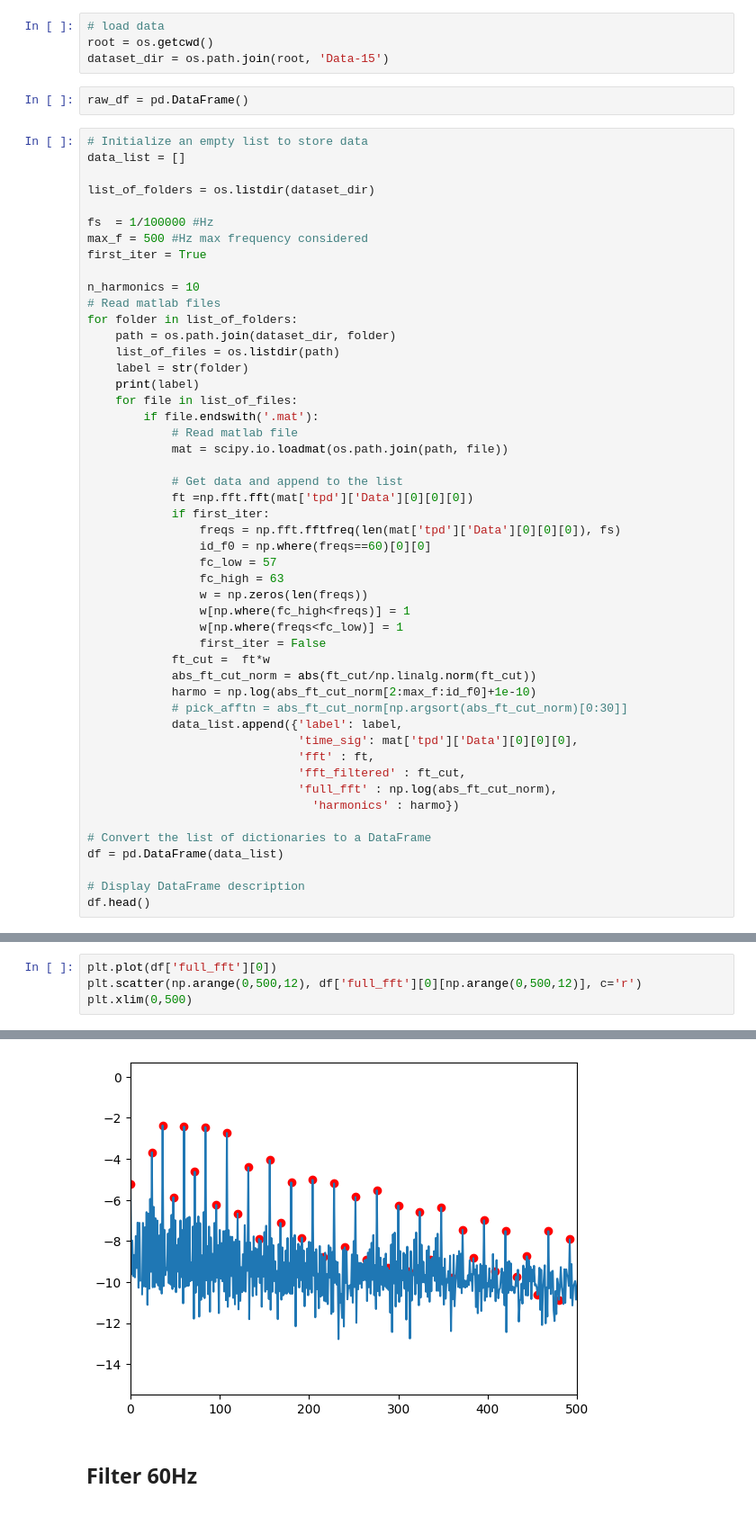
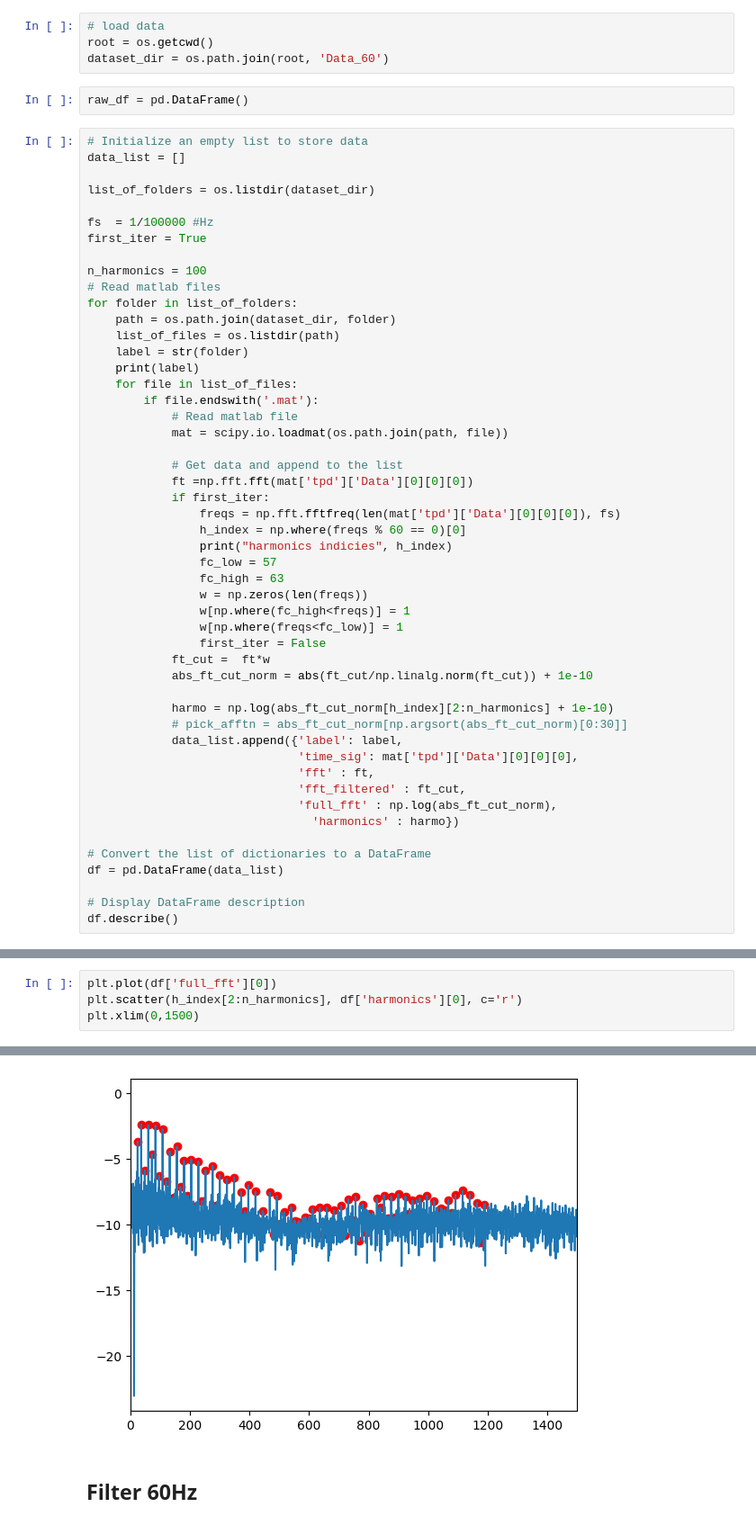
Before and after one commit to davidaleprog/loads_classif, a Jupyter notebook: loads_classif.ipynb, the cells around one changed output, grey strips where cells are left out. Shown at 90% size. Cells and saved outputs as stored; diff of their text form.

```diff
--- a/loads_classif.ipynb
+++ b/loads_classif.ipynb
@@ -14,7 +14,7 @@ import os
 # %%
 # load data
 root = os.getcwd()
-dataset_dir = os.path.join(root, 'Data-15')
+dataset_dir = os.path.join(root, 'Data_60')
 # %%
 raw_df = pd.DataFrame()
 # %%
@@ -24,10 +24,9 @@ data_list = []
 list_of_folders = os.listdir(dataset_dir)
 
 fs  = 1/100000 #Hz
-max_f = 500 #Hz max frequency considered
 first_iter = True
 
-n_harmonics = 10
+n_harmonics = 100
 # Read matlab files
 for folder in list_of_folders:
     path = os.path.join(dataset_dir, folder)
@@ -43,7 +42,8 @@ for folder in list_of_folders:
             ft =np.fft.fft(mat['tpd']['Data'][0][0][0])
             if first_iter:
                 freqs = np.fft.fftfreq(len(mat['tpd']['Data'][0][0][0]), fs)
-                id_f0 = np.where(freqs==60)[0][0]
+                h_index = np.where(freqs % 60 == 0)[0]
+                print("harmonics indicies", h_index)
                 fc_low = 57
                 fc_high = 63
                 w = np.zeros(len(freqs))
@@ -51,8 +51,9 @@ for folder in list_of_folders:
                 w[np.where(freqs<fc_low)] = 1
                 first_iter = False
             ft_cut =  ft*w
-            abs_ft_cut_norm = abs(ft_cut/np.linalg.norm(ft_cut))
-            harmo = np.log(abs_ft_cut_norm[2:max_f:id_f0]+1e-10)
+            abs_ft_cut_norm = abs(ft_cut/np.linalg.norm(ft_cut)) + 1e-10
+
+            harmo = np.log(abs_ft_cut_norm[h_index][2:n_harmonics] + 1e-10)
             # pick_afftn = abs_ft_cut_norm[np.argsort(abs_ft_cut_norm)[0:30]]
             data_list.append({'label': label,
                               'time_sig': mat['tpd']['Data'][0][0][0],
@@ -65,6 +66,6 @@ for folder in list_of_folders:
 df = pd.DataFrame(data_list)
 
 # Display DataFrame description
-df.head()
+df.describe()
 # %% [output]
 Fun
@@ -81,5 +82,5 @@ Refrigirator
 # %%
 plt.plot(df['full_fft'][0])
-plt.scatter(np.arange(0,500,12), df['full_fft'][0][np.arange(0,500,12)], c='r')
-plt.xlim(0,500)
+plt.scatter(h_index[2:n_harmonics], df['harmonics'][0], c='r')
+plt.xlim(0,1500)
 # %% [output]
@@ -87,4 +88,4 @@ plt.xlim(0,500)
-[figure, old version]
+[figure, new version]
 # %% [markdown]
 ## Filter 60Hz
 # %%
```
Also changed, not shown: parts of 11 cells of this notebook.
